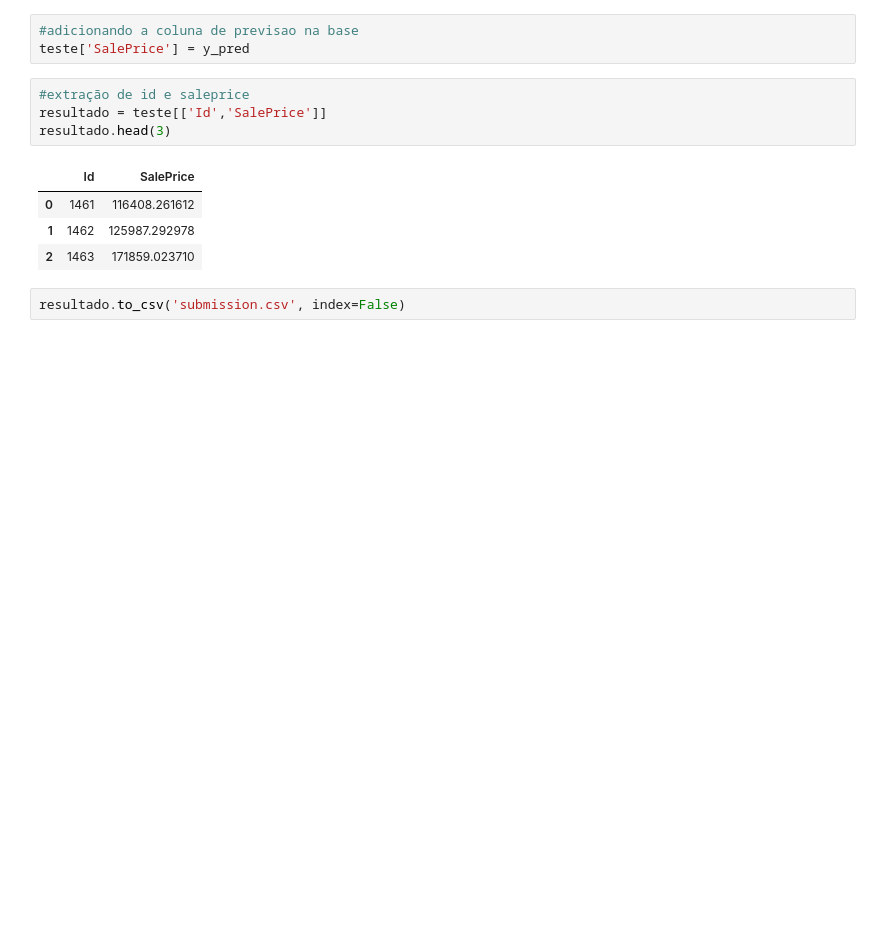
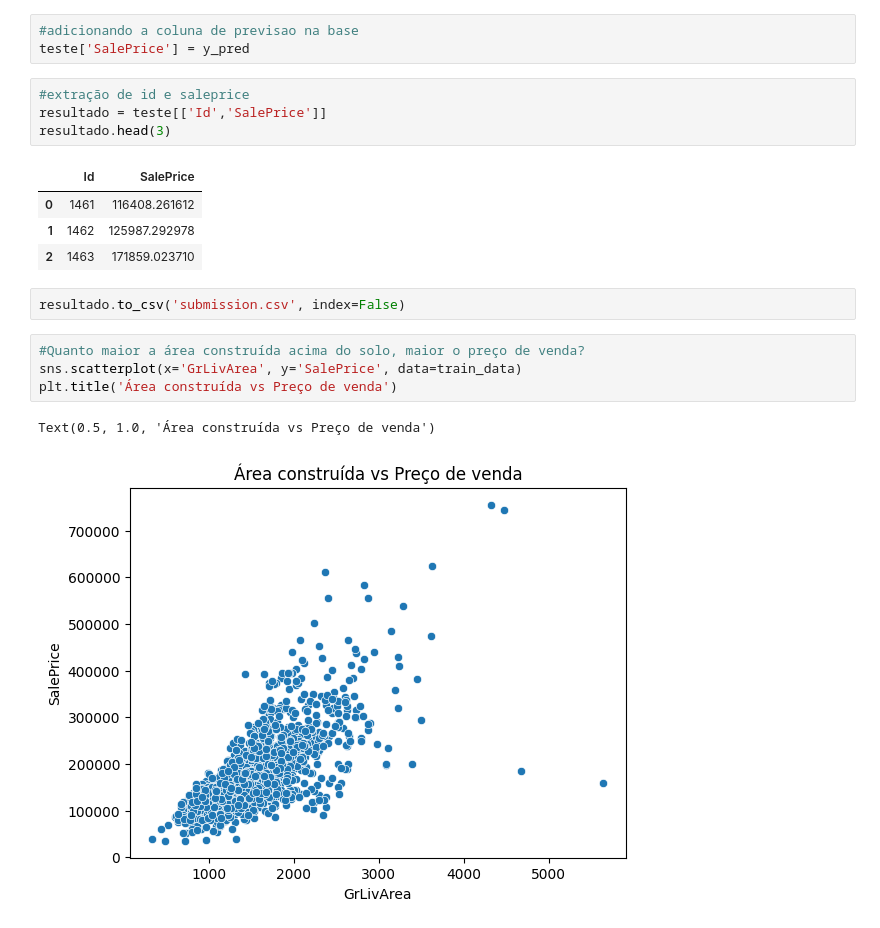
Before and after one commit to joaossoliveira/House-price, a Jupyter notebook: House_Price1.ipynb, the cells around one changed output. Saved outputs shown, nothing was run; the diff lists cells and outputs as text; blank space fills up the shorter version.

```diff
--- a/House_Price1.ipynb
+++ b/House_Price1.ipynb
@@ -433,3 +523,10 @@ resultado.head(3)
 | 2 | 1463 | 171859.023710 |
 # %%
 resultado.to_csv('submission.csv', index=False)
+# %%
+#Quanto maior a área construída acima do solo, maior o preço de venda?
+sns.scatterplot(x='GrLivArea', y='SalePrice', data=train_data)
+plt.title('Área construída vs Preço de venda')
+# %% [output]
+Text(0.5, 1.0, 'Área construída vs Preço de venda')
+[figure, added]
```
Also changed, not shown: parts of 24 cells of this notebook.
